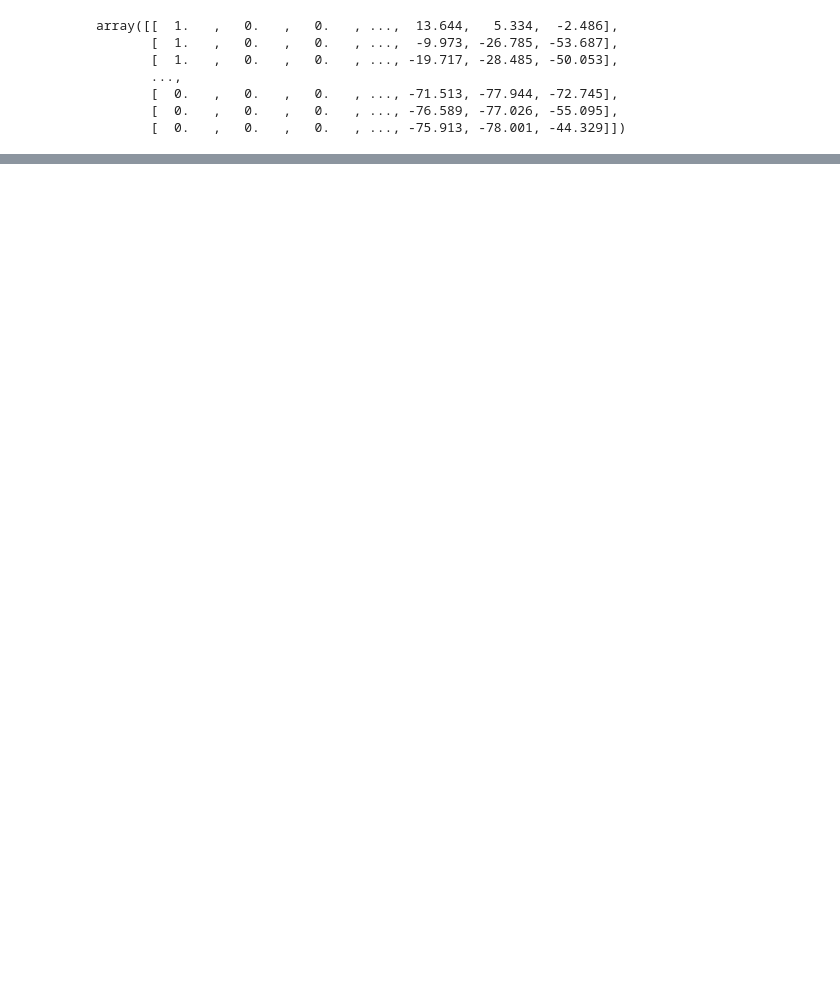
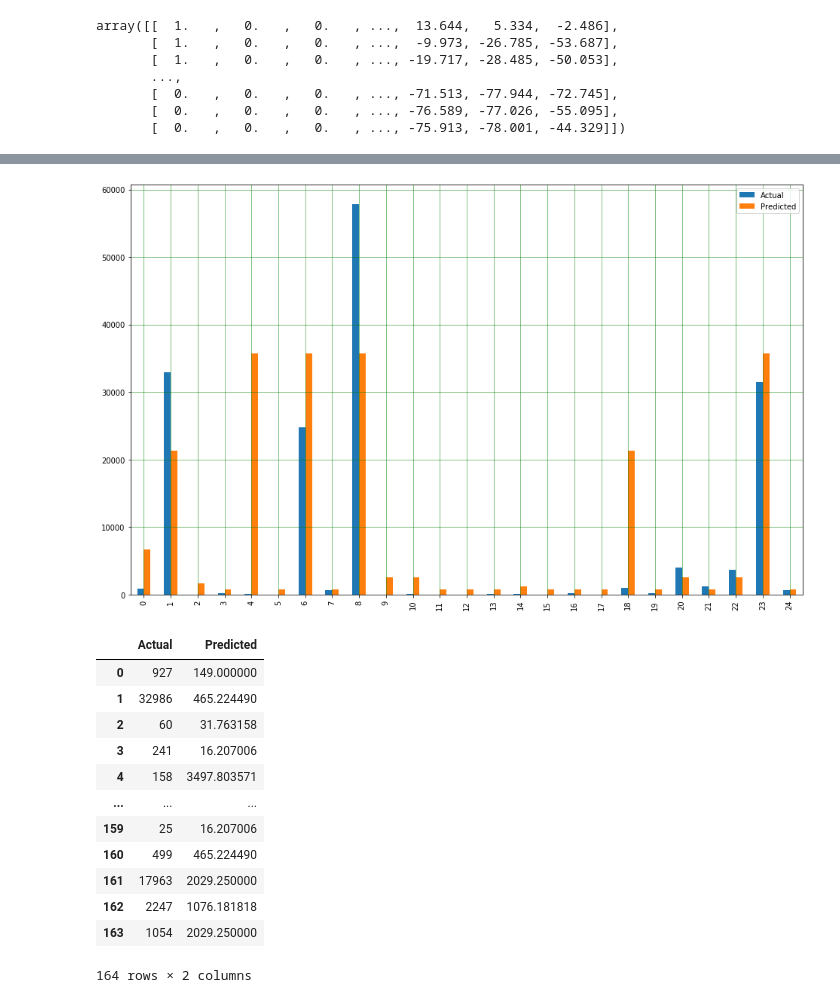
Before and after one commit to leonormsousa/IART_1920, a Jupyter notebook: Proj2/proj.ipynb, the cells around one changed output, grey strips where cells are left out. Saved outputs shown, nothing was run; the diff lists cells and outputs as text; code cells hidden in the pictures; blank space fills up the shorter version.

```diff
--- a/Proj2/proj.ipynb
+++ b/Proj2/proj.ipynb
@@ -64,0 +215,33 @@ array([[  1.   ,   0.   ,   0.   , ...,  13.644,   5.334,  -2.486],
+# %%
+## Grocery vs Deaths
+
+decision_tree_regressor.fit(X_grocery_train, y_deaths_train)
+grocery_deaths_pred = decision_tree_regressor.predict(X_grocery_test)
+
+# Graphic showing actual vs predicted values
+
+df1 = df.head(25)
+df1.plot(kind='bar',figsize=(16,10))
+plt.grid(which='major', linestyle='-', linewidth='0.5', color='green')
+plt.grid(which='minor', linestyle=':', linewidth='0.5', color='black')
+plt.show()
+
+# Table showing actual vs predicted values
+
+df = pd.DataFrame({'Actual': y_cases_test.flatten(), 'Predicted': grocery_deaths_pred.flatten()})
+df
+# %% [output]
+[figure, added]
+|  | Actual | Predicted |
+| 0 | 927 | 149.000000 |
+| 1 | 32986 | 465.224490 |
+| 2 | 60 | 31.763158 |
+| 3 | 241 | 16.207006 |
+| 4 | 158 | 3497.803571 |
+| ... | ... | ... |
+| 159 | 25 | 16.207006 |
+| 160 | 499 | 465.224490 |
+| 161 | 17963 | 2029.250000 |
+| 162 | 2247 | 1076.181818 |
+| 163 | 1054 | 2029.250000 |
+164 rows × 2 columns
```
Also changed, not shown: parts of 28 cells of this notebook.
